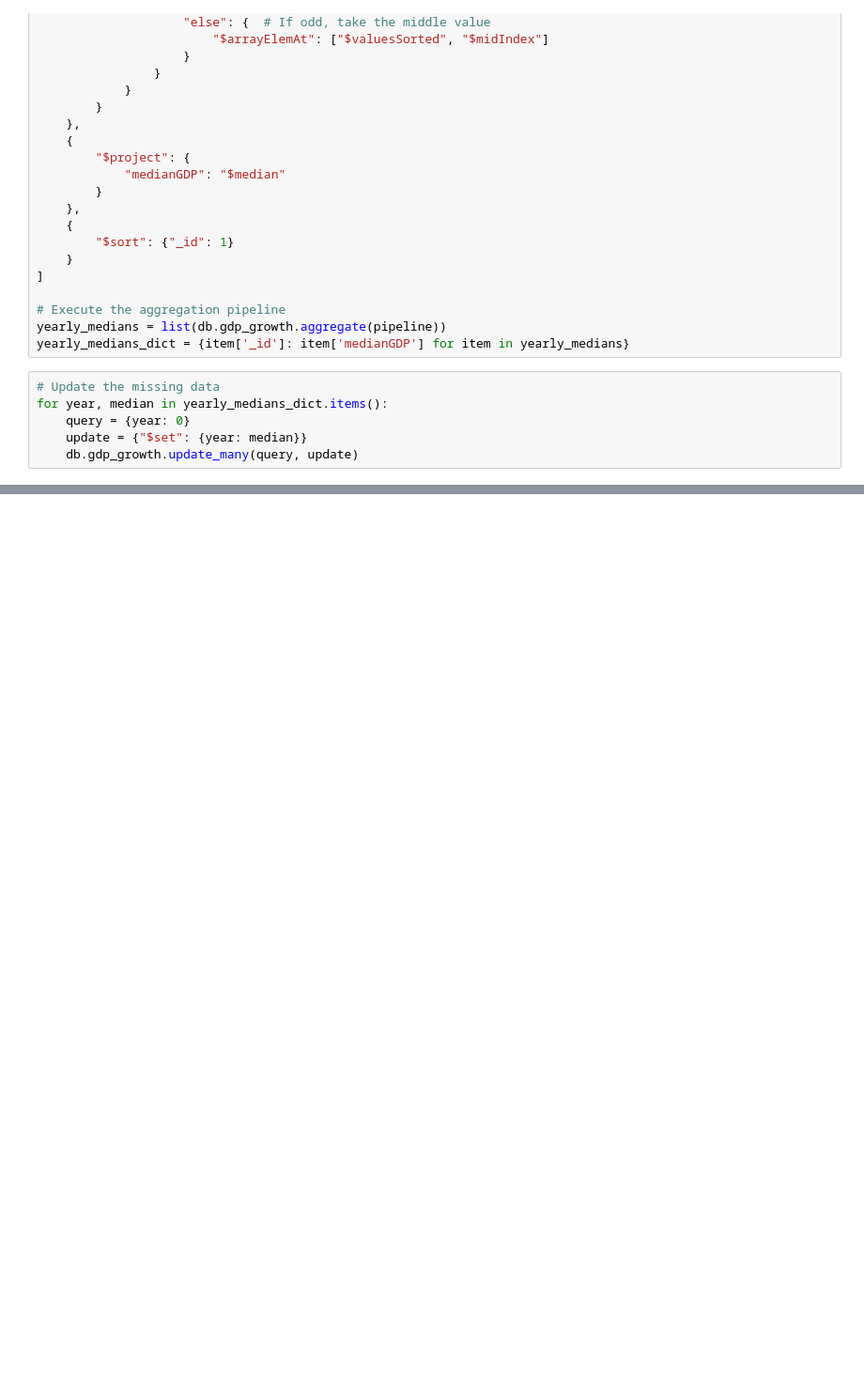
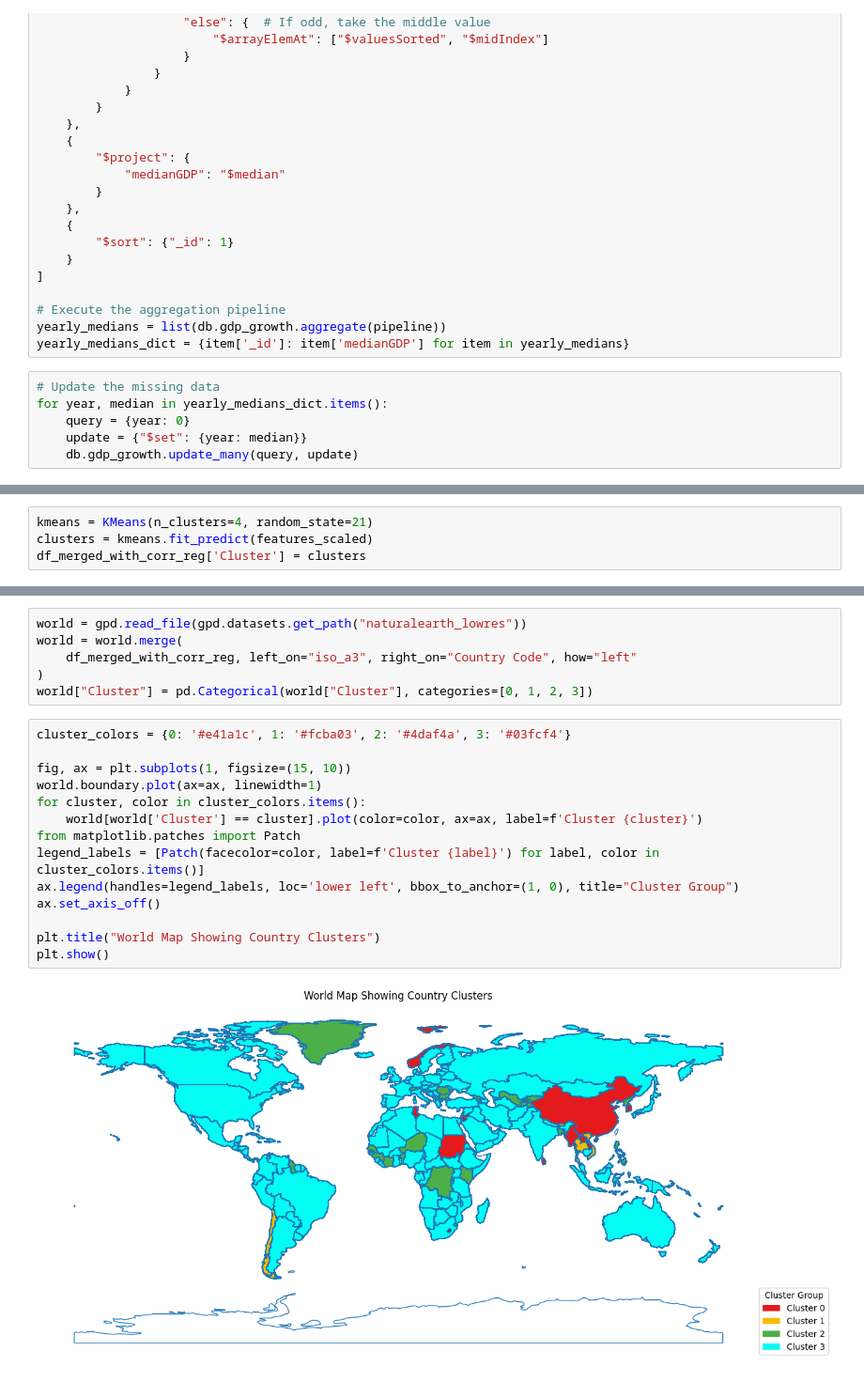
Before and after one commit to Crimson725/5200_proj, a Jupyter notebook: 5200_proj.ipynb, the cells around one changed output, grey strips where cells are left out. Shown at 94% size. Drawn from its saved outputs; the diff is of its cells as text; blank space fills up the shorter version.

```diff
--- a/5200_proj.ipynb
+++ b/5200_proj.ipynb
@@ -436,0 +439,4 @@ df_after1990
+# %%
+kmeans = KMeans(n_clusters=4, random_state=21)
+clusters = kmeans.fit_predict(features_scaled)
+df_merged_with_corr_reg['Cluster'] = clusters
@@ -436,0 +487,22 @@ df_after1990
+# %%
+world = gpd.read_file(gpd.datasets.get_path("naturalearth_lowres"))
+world = world.merge(
+    df_merged_with_corr_reg, left_on="iso_a3", right_on="Country Code", how="left"
+)
+world["Cluster"] = pd.Categorical(world["Cluster"], categories=[0, 1, 2, 3])
+# %%
+cluster_colors = {0: '#e41a1c', 1: '#fcba03', 2: '#4daf4a', 3: '#03fcf4'}
+
+fig, ax = plt.subplots(1, figsize=(15, 10))
+world.boundary.plot(ax=ax, linewidth=1)
+for cluster, color in cluster_colors.items():
+    world[world['Cluster'] == cluster].plot(color=color, ax=ax, label=f'Cluster {cluster}')
+from matplotlib.patches import Patch
+legend_labels = [Patch(facecolor=color, label=f'Cluster {label}') for label, color in cluster_colors.items()]
+ax.legend(handles=legend_labels, loc='lower left', bbox_to_anchor=(1, 0), title="Cluster Group")
+ax.set_axis_off()
+
+plt.title("World Map Showing Country Clusters")
+plt.show()
+# %% [output]
+[figure, added]
```
Also changed, not shown: parts of 42 cells of this notebook.
